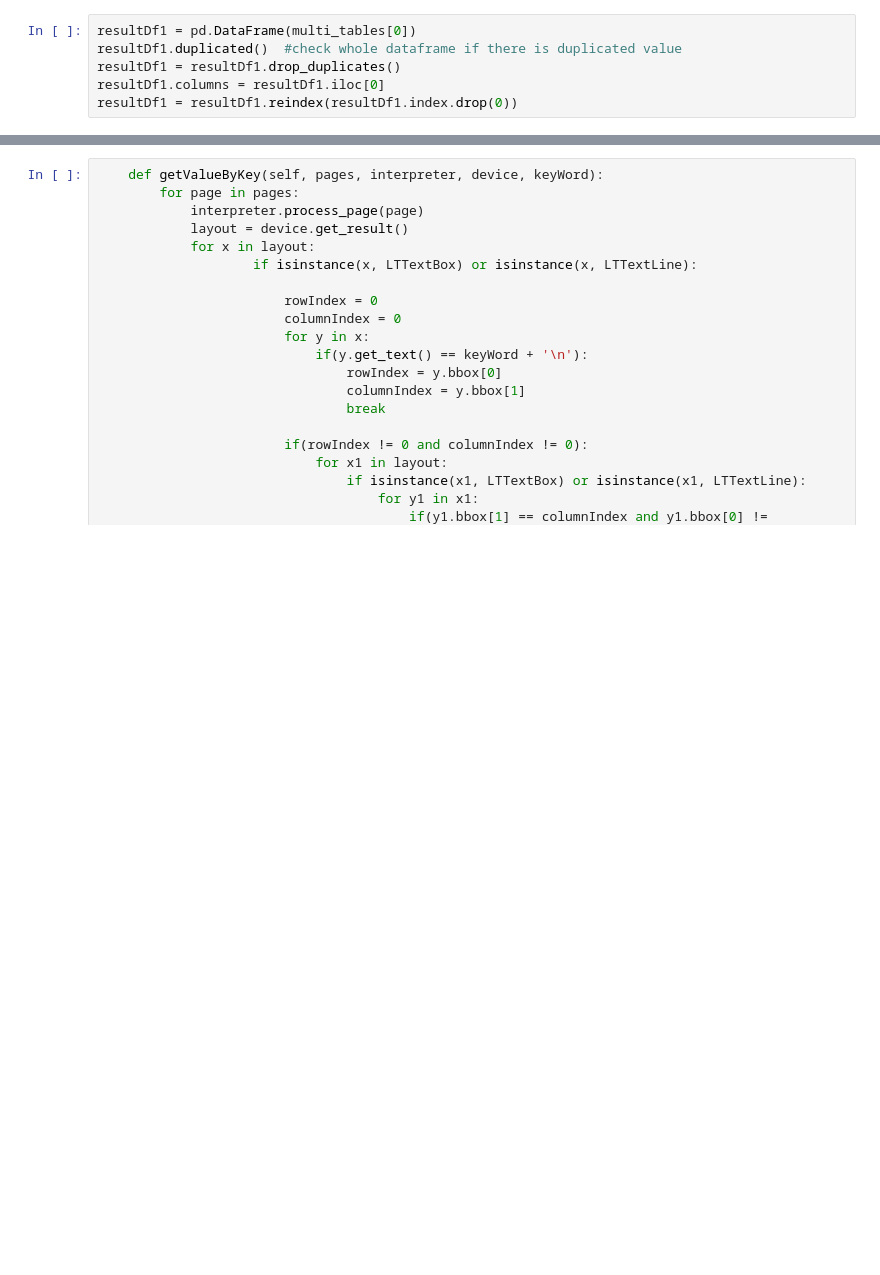
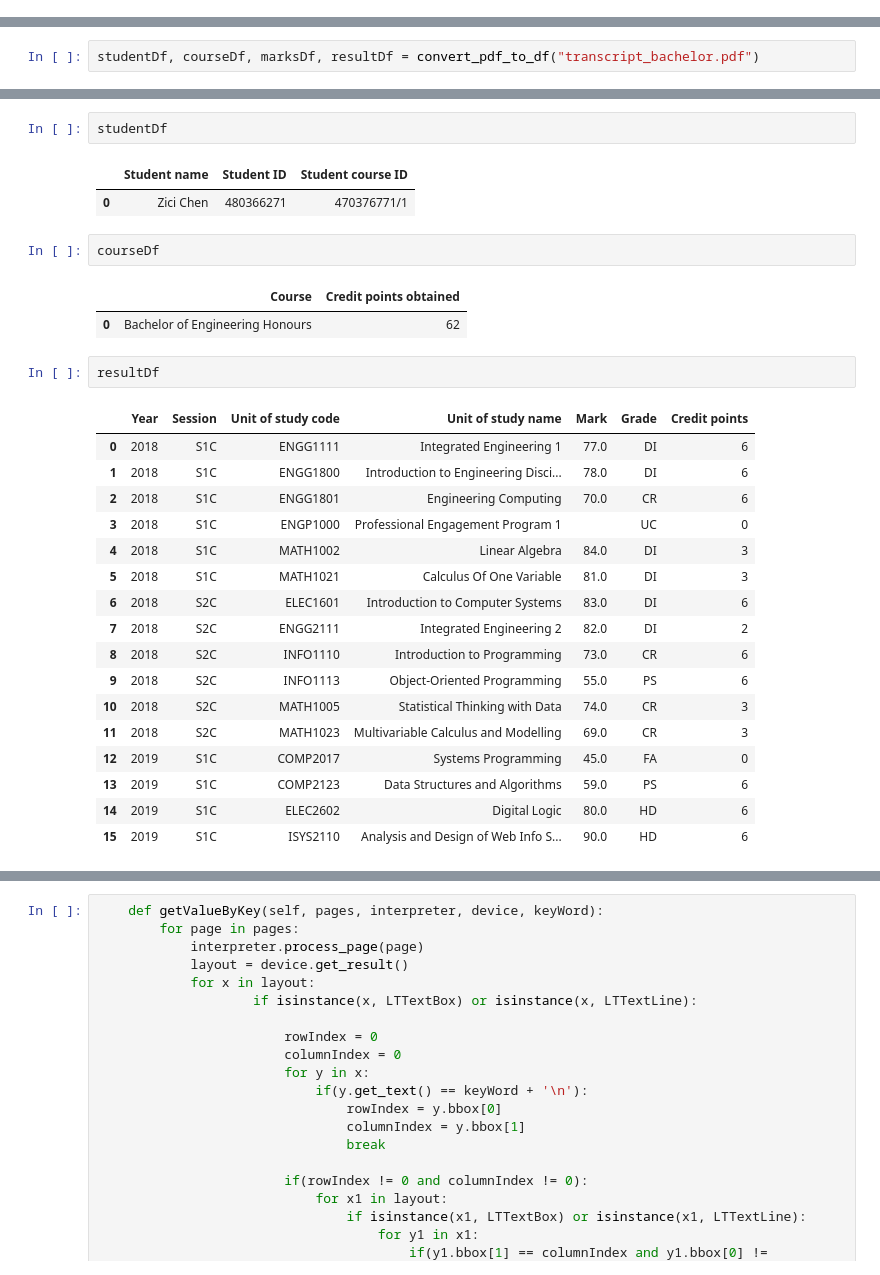
Before and after one commit to lihaoyoo/CS60, a Jupyter notebook: pdf_extractor.ipynb, the cells around one changed output, grey strips where cells are left out. Saved outputs shown, nothing was run; the diff lists cells and outputs as text; blank space fills up the shorter version.

```diff
--- a/pdf_extractor.ipynb
+++ b/pdf_extractor.ipynb
@@ -237,7 +252 @@ multi_tables = wrapper.read_pdf("Transcript0903-2.pdf", pages="all", multiple_ta
-# %%
-resultDf1 = pd.DataFrame(multi_tables[0])
-resultDf1.duplicated()  #check whole dataframe if there is duplicated value
-resultDf1 = resultDf1.drop_duplicates()
-resultDf1.columns = resultDf1.iloc[0]
-resultDf1 = resultDf1.reindex(resultDf1.index.drop(0))
 # %%
@@ -309,0 +296,2 @@ ValueError: cannot reshape array of size 21 into shape (4)
+# %%
+studentDf, courseDf, marksDf, resultDf = convert_pdf_to_df("transcript_bachelor.pdf")
@@ -309,0 +316,30 @@ ValueError: cannot reshape array of size 21 into shape (4)
+# %%
+studentDf
+# %% [output]
+|  | Student name | Student ID | Student course ID |
+| 0 | Zici Chen | 480366271 | 470376771/1 |
+# %%
+courseDf
+# %% [output]
+|  | Course | Credit points obtained |
+| 0 | Bachelor of Engineering Honours | 62 |
+# %%
+resultDf
+# %% [output]
+|  | Year | Session | Unit of study code | Unit of study name | Mark | Grade | Credit points |
+| 0 | 2018 | S1C | ENGG1111 | Integrated Engineering 1 | 77.0 | DI | 6 |
+| 1 | 2018 | S1C | ENGG1800 | Introduction to Engineering Disci... | 78.0 | DI | 6 |
+| 2 | 2018 | S1C | ENGG1801 | Engineering Computing | 70.0 | CR | 6 |
+| 3 | 2018 | S1C | ENGP1000 | Professional Engagement Program 1 |  | UC | 0 |
+| 4 | 2018 | S1C | MATH1002 | Linear Algebra | 84.0 | DI | 3 |
+| 5 | 2018 | S1C | MATH1021 | Calculus Of One Variable | 81.0 | DI | 3 |
+| 6 | 2018 | S2C | ELEC1601 | Introduction to Computer Systems | 83.0 | DI | 6 |
+| 7 | 2018 | S2C | ENGG2111 | Integrated Engineering 2 | 82.0 | DI | 2 |
+| 8 | 2018 | S2C | INFO1110 | Introduction to Programming | 73.0 | CR | 6 |
+| 9 | 2018 | S2C | INFO1113 | Object-Oriented Programming | 55.0 | PS | 6 |
+| 10 | 2018 | S2C | MATH1005 | Statistical Thinking with Data | 74.0 | CR | 3 |
+| 11 | 2018 | S2C | MATH1023 | Multivariable Calculus and Modelling | 69.0 | CR | 3 |
+| 12 | 2019 | S1C | COMP2017 | Systems Programming | 45.0 | FA | 0 |
+| 13 | 2019 | S1C | COMP2123 | Data Structures and Algorithms | 59.0 | PS | 6 |
+| 14 | 2019 | S1C | ELEC2602 | Digital Logic | 80.0 | HD | 6 |
+| 15 | 2019 | S1C | ISYS2110 | Analysis and Design of Web Info S... | 90.0 | HD | 6 |
```
Also changed, not shown: parts of 6 cells of this notebook.
